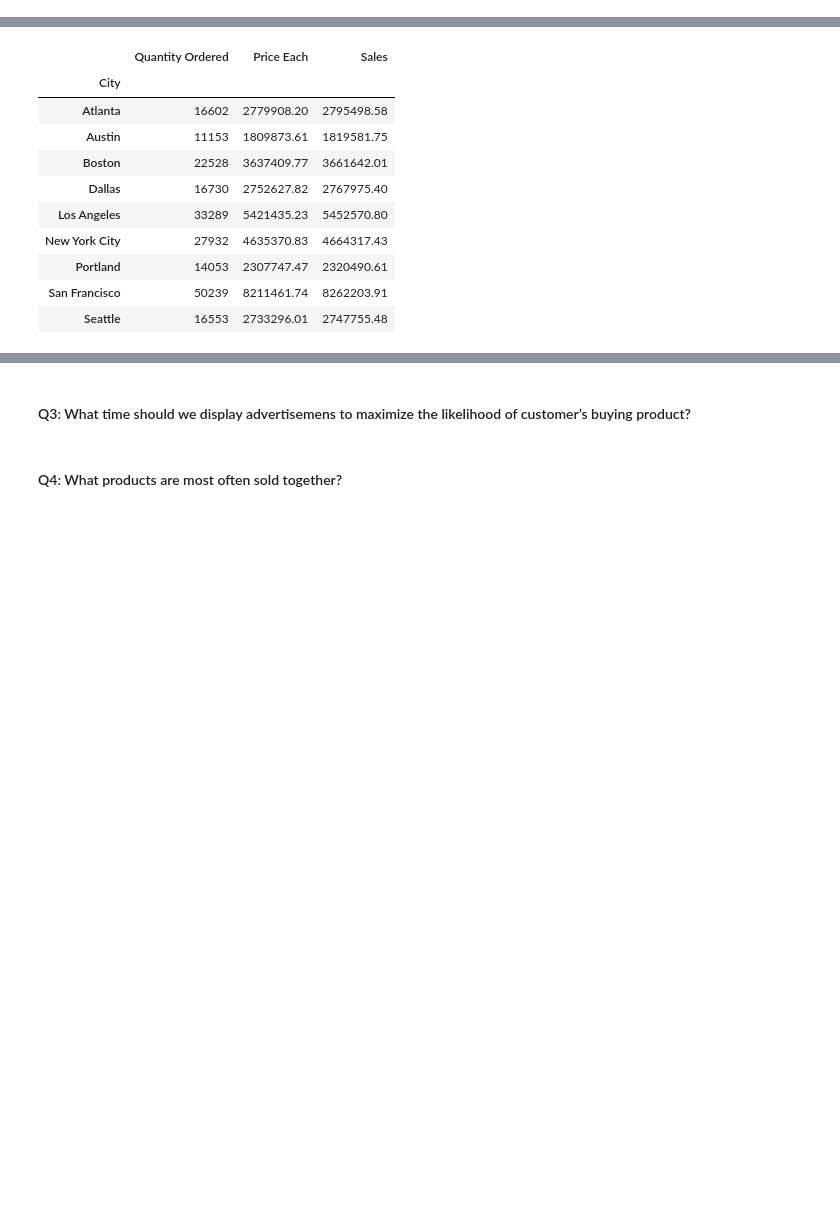
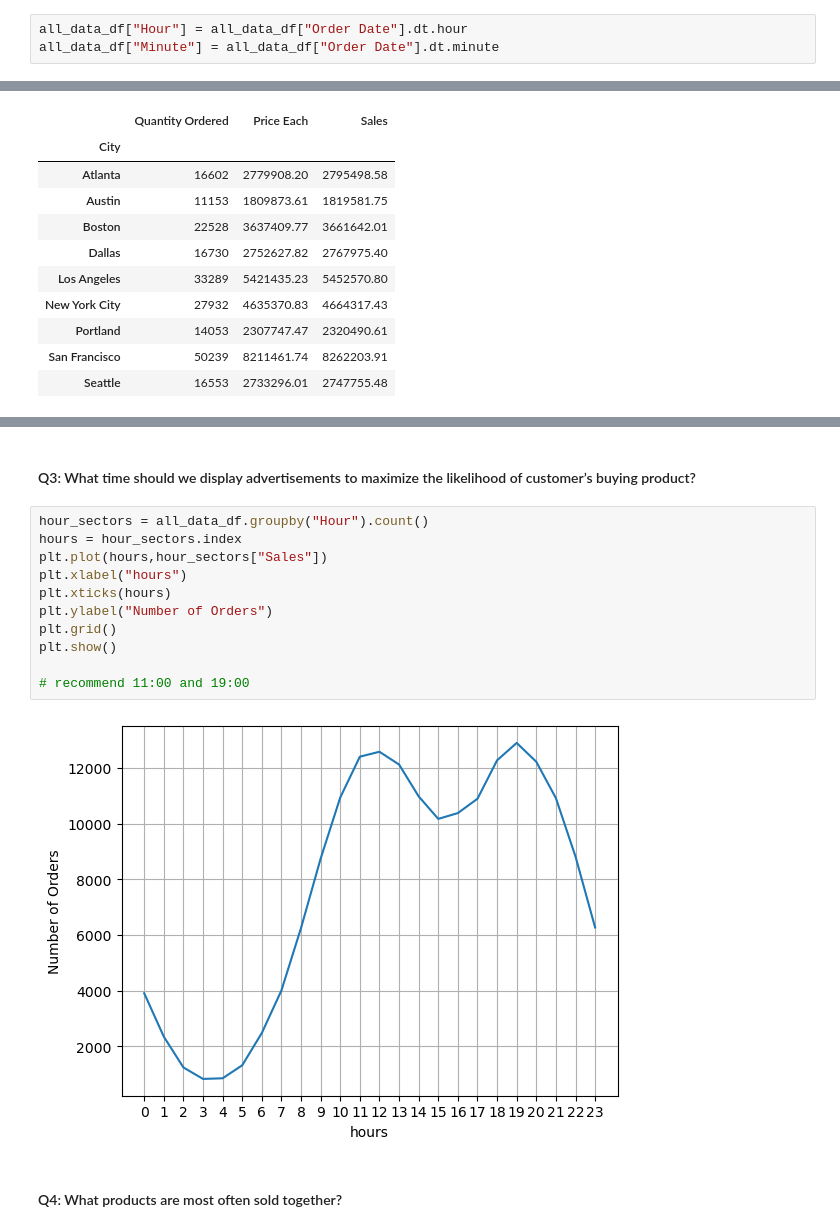
Before and after one commit to chiwenc/Sales-Analysis, a Jupyter notebook: SalesAnalysis/2019 Sales Analysis.ipynb, the cells around one changed output, grey strips where cells are left out. Saved outputs shown, nothing was run; the diff lists cells and outputs as text; blank space fills up the shorter version.

```diff
--- a/SalesAnalysis/2019 Sales Analysis.ipynb
+++ b/SalesAnalysis/2019 Sales Analysis.ipynb
@@ -87,6 +87,9 @@ all_data_df["Order Month"] = all_data_df["Order Date"].dt.month.astype("category
 all_data_df["Sales"] = all_data_df["Quantity Ordered"] * all_data_df["Price Each"]
 # %%
 all_data_df["City"] = all_data_df["Purchase Address"].str.split(", ").str.get(1)
+# %%
+all_data_df["Hour"] = all_data_df["Order Date"].dt.hour
+all_data_df["Minute"] = all_data_df["Order Date"].dt.minute
 # %% [markdown]
 ### Analysis
 # %% [markdown]
@@ -134,6 +135,19 @@ plt.show()
 # %% [output]
 [figure]
 # %% [markdown]
-#### Q3: What time should we display advertisemens to maximize the likelihood of customer’s buying product?
+#### Q3: What time should we display advertisements to maximize the likelihood of customer’s buying product?
+# %%
+hour_sectors = all_data_df.groupby("Hour").count()
+hours = hour_sectors.index
+plt.plot(hours,hour_sectors["Sales"])
+plt.xlabel("hours")
+plt.xticks(hours)
+plt.ylabel("Number of Orders")
+plt.grid()
+plt.show()
+
+# recommend 11:00 and 19:00
+# %% [output]
+[figure, added]
 # %% [markdown]
 #### Q4: What products are most often sold together?
```
Also changed, not shown: parts of 6 cells of this notebook.
